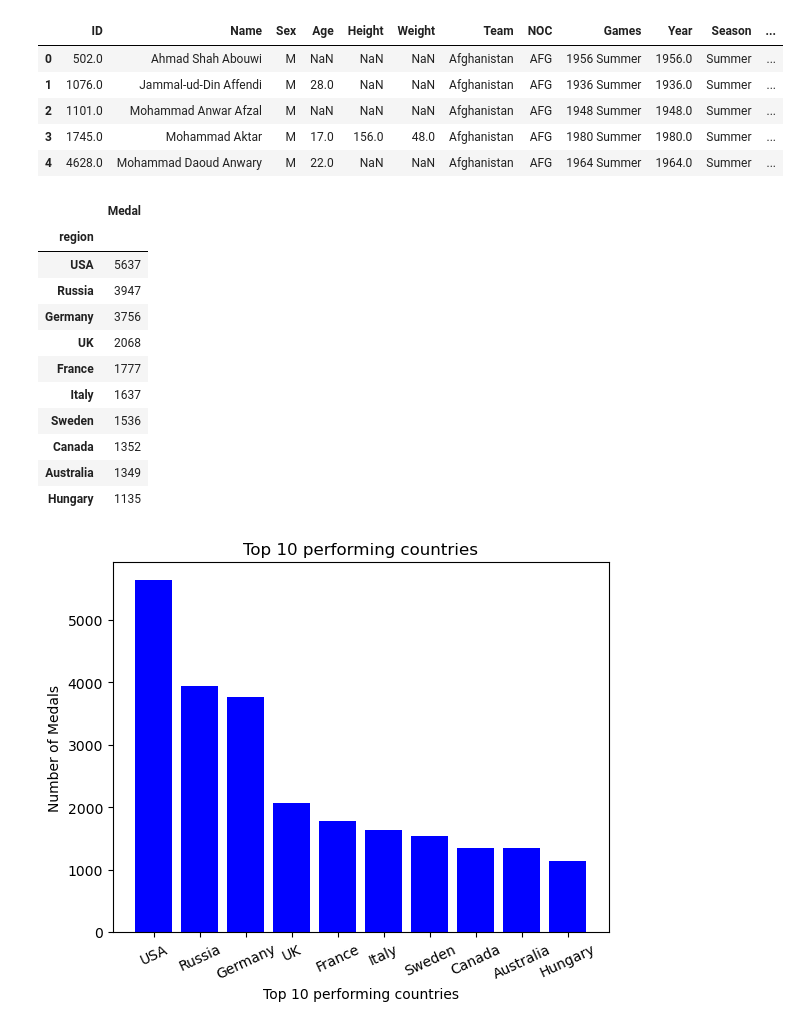
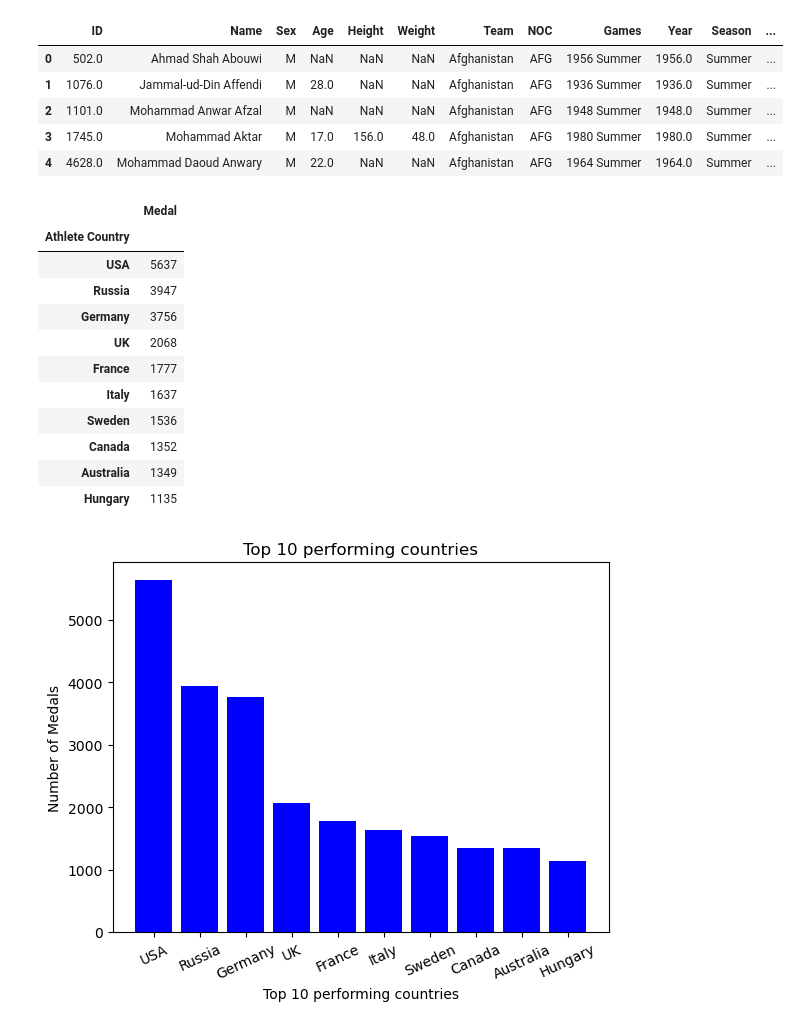
Before and after one commit to soumyaranjanswaincan/Olympic-Data-Analysis, a Jupyter notebook: analysis.ipynb, the cells around one changed output. Drawn from its saved outputs; the diff is of its cells as text; code cells hidden in the pictures.

```diff
--- a/analysis.ipynb
+++ b/analysis.ipynb
@@ -93,12 +93,12 @@ merge_df.head()
 | 4 | 4628.0 | Mohammad Daoud Anwary | M | 22.0 | NaN | NaN | Afghanistan | AFG | 1964 Summer | 1964.0 | Summer | ... |
 # %%
 #top 10 performing countries
-metals_per_country = merge_df.groupby(["region"])['Medal'].count()
+metals_per_country = merge_df.groupby(["Athlete Country"])['Medal'].count()
 top_10_countries = pd.DataFrame(metals_per_country).sort_values("Medal", ascending = False).head(10)
 top_10_countries
 # %% [output]
 |  | Medal |
-| region |  |
+| Athlete Country |  |
 | USA | 5637 |
 | Russia | 3947 |
 | Germany | 3756 |
```
